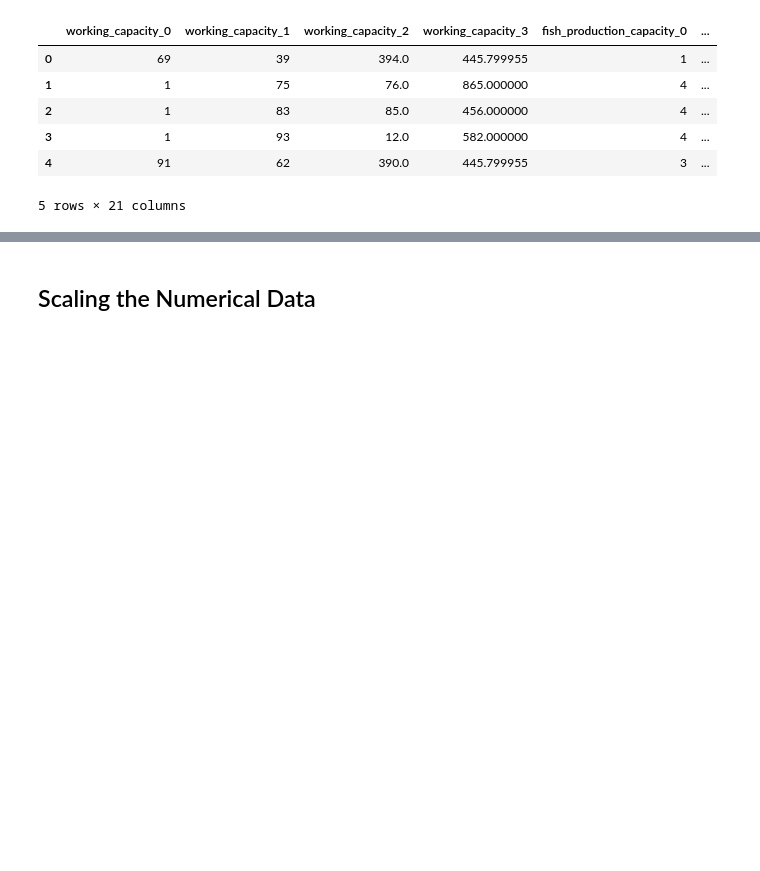
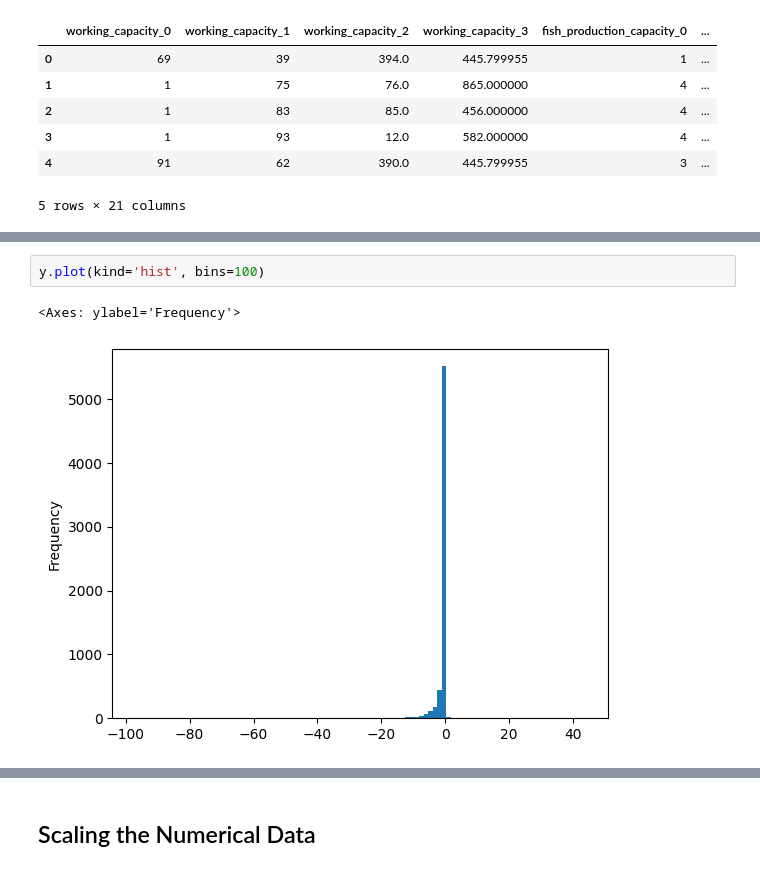
Before and after one commit to Bryan-Az/TF-PyTorch-Jax, a Jupyter notebook: Tensorflow-NN/TF_high_level_Einsum.ipynb, the cells around one changed output, grey strips where cells are left out. Drawn from its saved outputs; the diff is of its cells as text; blank space fills up the shorter version.

```diff
--- a/Tensorflow-NN/TF_high_level_Einsum.ipynb
+++ b/Tensorflow-NN/TF_high_level_Einsum.ipynb
@@ -38,0 +118,5 @@ y = numerical_features.loc[:, 'target']
+# %%
+y.plot(kind='hist', bins=100)
+# %% [output]
+<Axes: ylabel='Frequency'>
+[figure, added]
```
Also changed, not shown: parts of 40 cells of this notebook, 1 other file.
